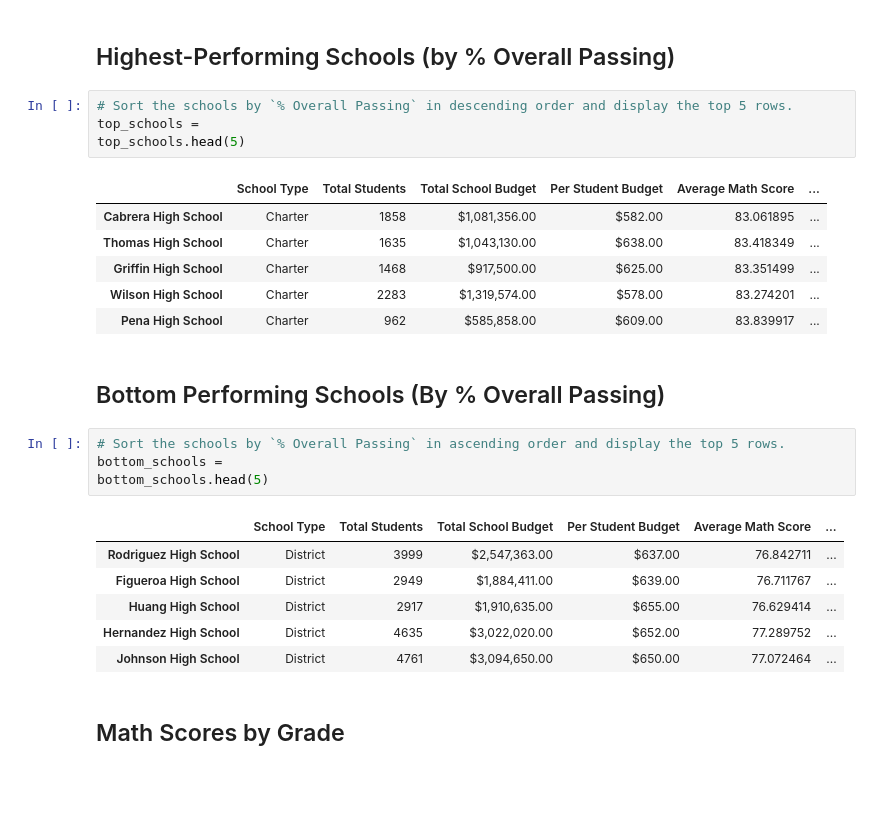
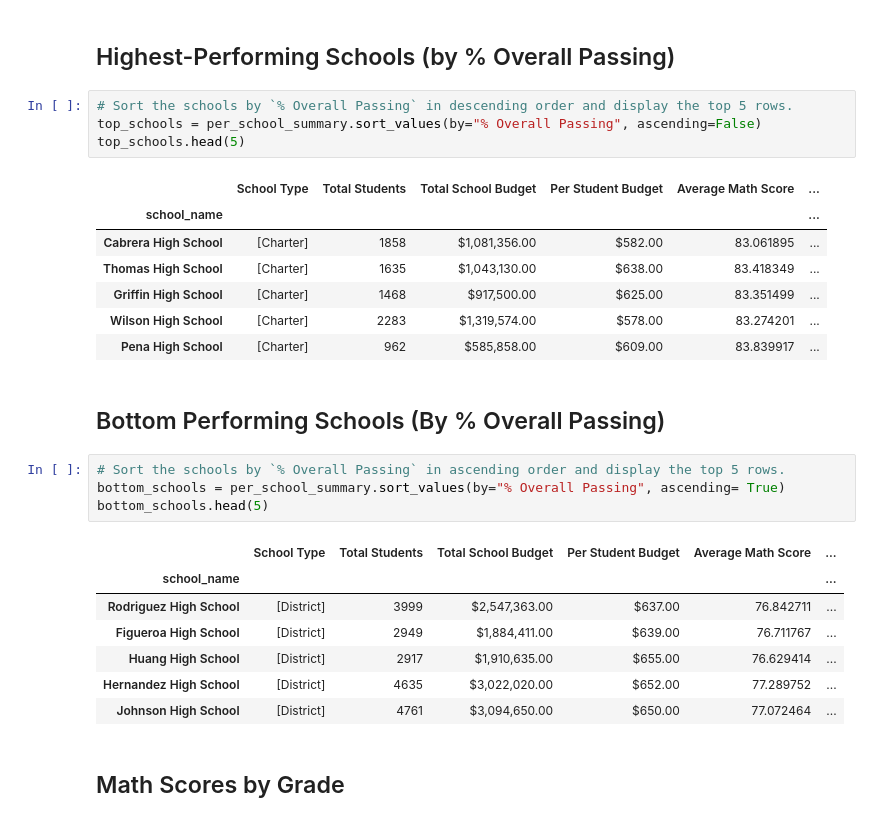
Before and after one commit to hhodek/pandas-challenge, a Jupyter notebook: PyCitySchools/PyCitySchools_starter.ipynb, the cells around one changed output. Drawn from its saved outputs; the diff is of its cells as text; blank space fills up the shorter version.

Commit message:
Overall school #2

```diff
--- a/PyCitySchools/PyCitySchools_starter.ipynb
+++ b/PyCitySchools/PyCitySchools_starter.ipynb
@@ -313,28 +313,30 @@ per_school_summary
 ## Highest-Performing Schools (by % Overall Passing)
 # %%
 # Sort the schools by `% Overall Passing` in descending order and display the top 5 rows.
-top_schools =
+top_schools = per_school_summary.sort_values(by="% Overall Passing", ascending=False)
 top_schools.head(5)
 # %% [output]
 |  | School Type | Total Students | Total School Budget | Per Student Budget | Average Math Score | ... |
-| Cabrera High School | Charter | 1858 | $1,081,356.00 | $582.00 | 83.061895 | ... |
-| Thomas High School | Charter | 1635 | $1,043,130.00 | $638.00 | 83.418349 | ... |
-| Griffin High School | Charter | 1468 | $917,500.00 | $625.00 | 83.351499 | ... |
-| Wilson High School | Charter | 2283 | $1,319,574.00 | $578.00 | 83.274201 | ... |
-| Pena High School | Charter | 962 | $585,858.00 | $609.00 | 83.839917 | ... |
+| school_name |  |  |  |  |  | ... |
+| Cabrera High School | [Charter] | 1858 | $1,081,356.00 | $582.00 | 83.061895 | ... |
+| Thomas High School | [Charter] | 1635 | $1,043,130.00 | $638.00 | 83.418349 | ... |
+| Griffin High School | [Charter] | 1468 | $917,500.00 | $625.00 | 83.351499 | ... |
+| Wilson High School | [Charter] | 2283 | $1,319,574.00 | $578.00 | 83.274201 | ... |
+| Pena High School | [Charter] | 962 | $585,858.00 | $609.00 | 83.839917 | ... |
 # %% [markdown]
 ## Bottom Performing Schools (By % Overall Passing)
 # %%
 # Sort the schools by `% Overall Passing` in ascending order and display the top 5 rows.
-bottom_schools =
+bottom_schools = per_school_summary.sort_values(by="% Overall Passing", ascending= True)
 bottom_schools.head(5)
 # %% [output]
 |  | School Type | Total Students | Total School Budget | Per Student Budget | Average Math Score | ... |
-| Rodriguez High School | District | 3999 | $2,547,363.00 | $637.00 | 76.842711 | ... |
-| Figueroa High School | District | 2949 | $1,884,411.00 | $639.00 | 76.711767 | ... |
-| Huang High School | District | 2917 | $1,910,635.00 | $655.00 | 76.629414 | ... |
-| Hernandez High School | District | 4635 | $3,022,020.00 | $652.00 | 77.289752 | ... |
-| Johnson High School | District | 4761 | $3,094,650.00 | $650.00 | 77.072464 | ... |
+| school_name |  |  |  |  |  | ... |
+| Rodriguez High School | [District] | 3999 | $2,547,363.00 | $637.00 | 76.842711 | ... |
+| Figueroa High School | [District] | 2949 | $1,884,411.00 | $639.00 | 76.711767 | ... |
+| Huang High School | [District] | 2917 | $1,910,635.00 | $655.00 | 76.629414 | ... |
+| Hernandez High School | [District] | 4635 | $3,022,020.00 | $652.00 | 77.289752 | ... |
+| Johnson High School | [District] | 4761 | $3,094,650.00 | $650.00 | 77.072464 | ... |
 # %% [markdown]
 ## Math Scores by Grade
 # %%
```
Also changed, not shown: parts of 3 cells of this notebook.
